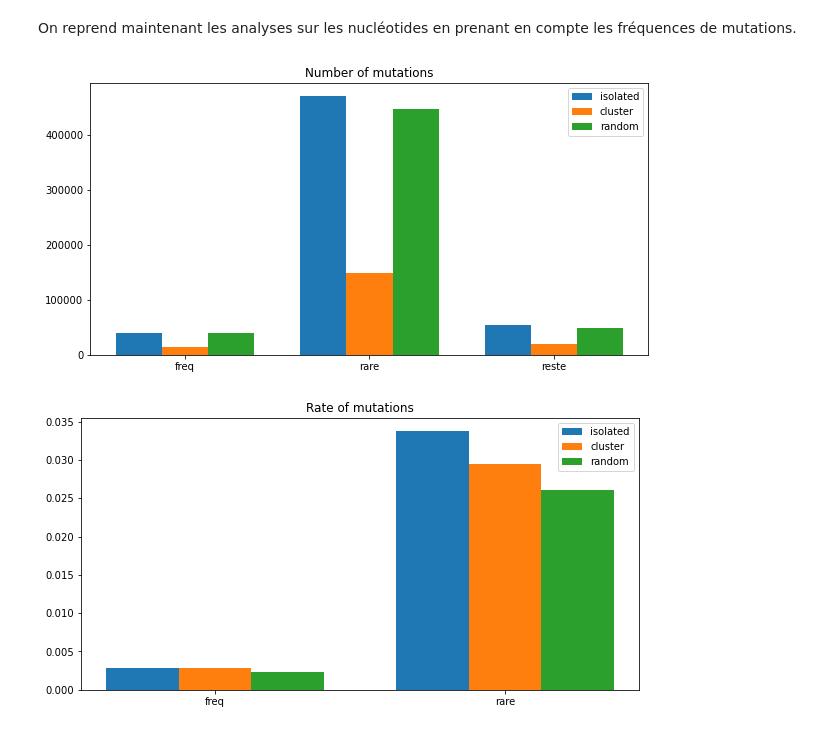
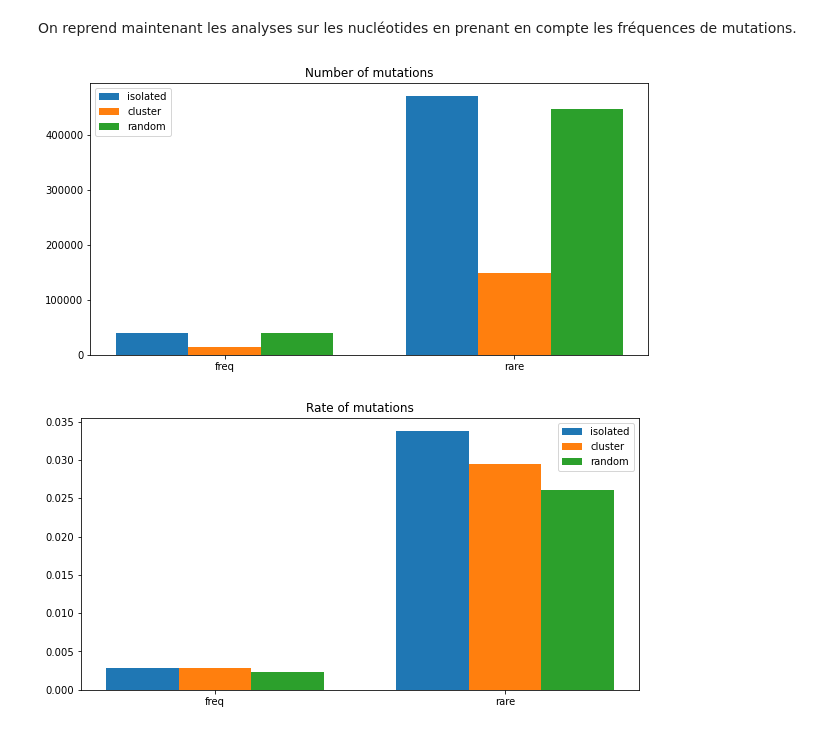
Before and after one commit to chloevogel/TRSante, a Jupyter notebook: Mutations_random.ipynb, the cells around one changed output. Saved outputs shown, nothing was run; the diff lists cells and outputs as text; code cells hidden in the pictures.

```diff
--- a/Mutations_random.ipynb
+++ b/Mutations_random.ipynb
@@ -409,15 +409,15 @@ file = open('C:/Users/BlueC/Documents/Mines/Santé/Code/annotated_G4plus_categor
 reader = pd.read_csv(file)
 # %%
 nb_G_G4 = 11779730
-nb_C_G4 = 2763947
+nb_C_G4 = 2763947 - 1464904/2
 nb_A_G4 = 2913392
 nb_T_G4 = 2231649
 #chiffres trouvés après analyse bash des fichiers
 # %%
-nb_G_G4_rd = 3550452
-nb_C_G4_rd = 4214934
-nb_A_G4_rd = 4979202
-nb_T_G4_rd = 4984350
+nb_G_G4_rd = 3561288
+nb_C_G4_rd = 4227556 - 1336068/2
+nb_A_G4_rd = 4995278
+nb_T_G4_rd = 5000140
 #chiffres trouvés après analyse bash des fichiers
 # %%
 file2 = open(f'C:/Users/BlueC/Documents/Mines/Santé/Code/chr_random/chr_random_2_final.csv')
@@ -698,29 +698,29 @@ reader["length"] = reader["end"] - reader["start"]
 n_rd = reader["length"].sum()
 # %%
 largeur = .25
-labels = ['freq', 'rare', 'reste']
+labels = ['freq', 'rare']
 
 fig, ax = plt.subplots(figsize = (10,5))
-x = np.array([i for i in range(3)])
+x = np.array([i for i in range(2)])
 
 
-r1 = ax.bar(x - largeur, isole, largeur)
-r2 = ax.bar(x, cluster, largeur)
-r3 = ax.bar(x + largeur, rd, largeur)
+r1 = ax.bar(x - largeur, isole[:2], largeur)
+r2 = ax.bar(x, cluster[:2], largeur)
+r3 = ax.bar(x + largeur, rd[:2], largeur)
 
 
 
 ax.set_xticks(x)
 ax.set_xticklabels(labels)
 
 plt.legend(['isolated', 'cluster', 'random'])
 
 plt.title('Number of mutations')
 
 plt.savefig('C:/Users/BlueC/Documents/Mines/Santé/Données et commentaires/fig17.jpg')
 plt.show()
 # %% [output]
-[figure, old version]
+[figure, new version]
 # %%
 largeur = .25
 labels = ['freq', 'rare']
```
Also changed, not shown: parts of 19 cells of this notebook.
